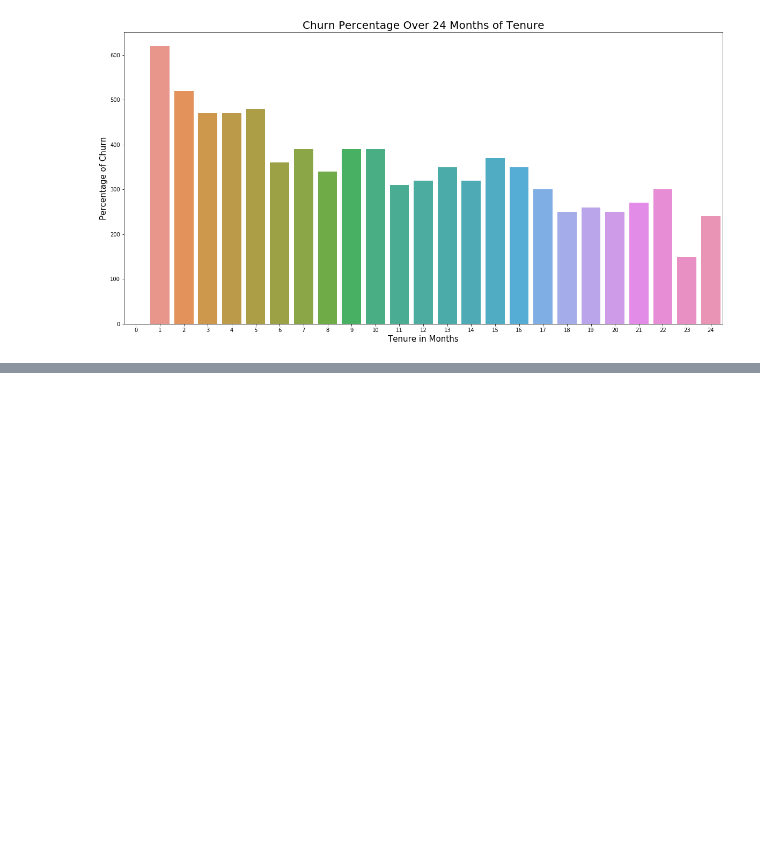
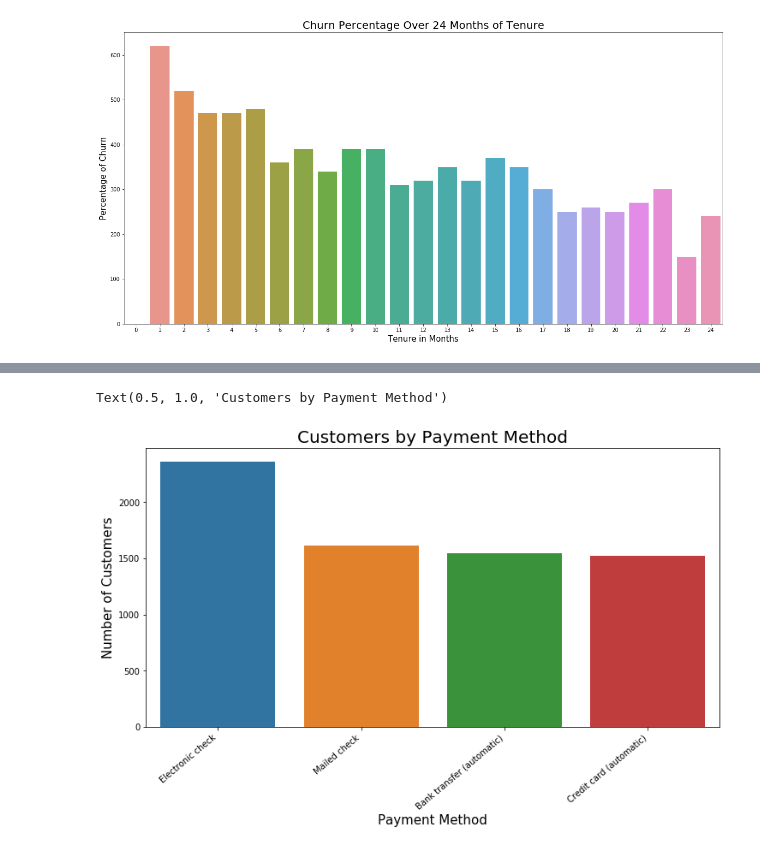
Before and after one commit to enriqueferrao/Telco_Customer_Churn, a Jupyter notebook: Telco_Customer_Churn.ipynb, the cells around one changed output, grey strips where cells are left out. Cells and saved outputs as stored; diff of their text form; code cells hidden in the pictures; blank space fills up the shorter version.

```diff
--- a/Telco_Customer_Churn.ipynb
+++ b/Telco_Customer_Churn.ipynb
@@ -255,0 +267,12 @@ Text(0.5, 0, 'Tenure in Months')
+# %%
+plt.figure(figsize=(12,6))
+ax = sns.countplot(x="PaymentMethod", data=file_data);
+
+ax.set_xticklabels(ax.get_xticklabels(), rotation=40, ha="right")
+ax.set_ylabel('Number of Customers', fontsize = 15)
+ax.set_xlabel('Payment Method', fontsize = 15)
+
+ax.set_title('Customers by Payment Method', fontsize=20)
+# %% [output]
+Text(0.5, 1.0, 'Customers by Payment Method')
+[figure, added]
```
Also changed, not shown: parts of 7 cells of this notebook.
